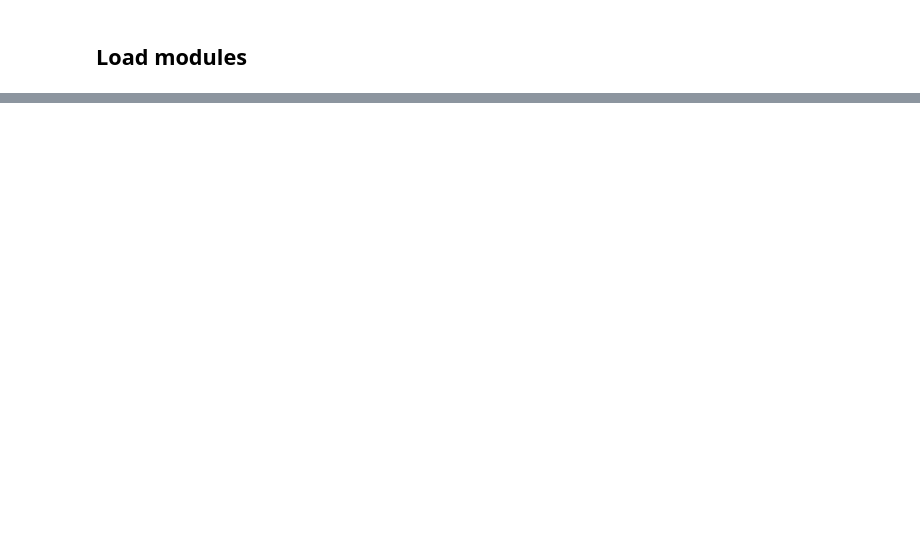
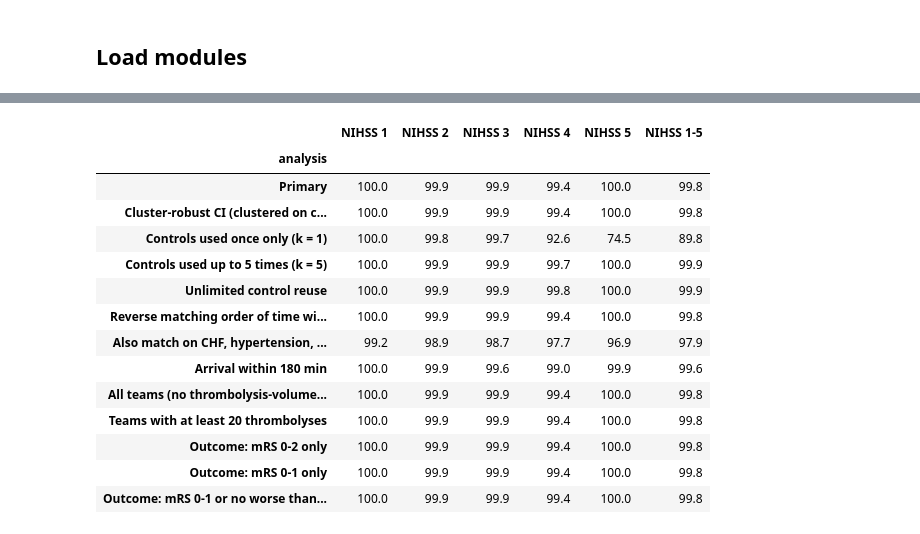
Before and after one commit to samuel-book/samuel-3, a Jupyter notebook: 4_target_trial_emulation/02_mild_thrombolysis_by_nihss_1_to_5_target_trial_good_outcome.ipynb, the cells around one changed output, grey strips where cells are left out. Cells and saved outputs as stored; diff of their text form; code cells hidden in the pictures; blank space fills up the shorter version.

```diff
--- a/4_target_trial_emulation/02_mild_thrombolysis_by_nihss_1_to_5_target_trial_good_outcome.ipynb
+++ b/4_target_trial_emulation/02_mild_thrombolysis_by_nihss_1_to_5_target_trial_good_outcome.ipynb
@@ -559,0 +619,21 @@ plt.show()
+# %%
+def smd(treated, untreated):
+    treated, untreated = pd.to_numeric(treated, errors="coerce"), pd.to_numeric(untreated, errors="coerce")
+    pooled_sd = np.sqrt((treated.std() ** 2 + untreated.std() ** 2) / 2)
+    return (treated.mean() - untreated.mean()) / pooled_sd if pooled_sd > 0 else 0.0
+
+
+matched_treated = pd.concat([s["treated"] for s in matched_samples.values()], ignore_index=True)
+matched_untreated = pd.concat([s["untreated"] for s in matched_samples.values()], ignore_index=True)
+
+balance = {}
+for nihss_label in nihss_order:
+    keep = (np.ones(len(matched_treated), dtype=bool) if nihss_label == "1-5"
+            else (matched_treated["stroke_severity"] == int(nihss_label)).to_numpy())
+    balance[f"NIHSS {nihss_label}"] = {
+        feature: smd(matched_treated.loc[keep, feature], matched_untreated.loc[keep, feature])
+        for feature in BASELINE_FEATURES
+    }
+balance_table = pd.DataFrame(balance).round(3)
+balance_table.to_csv(f"{OUTPUT_DIR}/{prefix}_balance_smd.csv")
+balance_table
@@ -559,0 +798,19 @@ plt.show()
+# %%
+# Percentage of treated patients matched in each analysis
+sensitivity_pivot("percent_matched").round(1)
+# %% [output]
+|  | NIHSS 1 | NIHSS 2 | NIHSS 3 | NIHSS 4 | NIHSS 5 | NIHSS 1-5 |
+| analysis |  |  |  |  |  |  |
+| Primary | 100.0 | 99.9 | 99.9 | 99.4 | 100.0 | 99.8 |
+| Cluster-robust CI (clustered on c... | 100.0 | 99.9 | 99.9 | 99.4 | 100.0 | 99.8 |
+| Controls used once only (k = 1) | 100.0 | 99.8 | 99.7 | 92.6 | 74.5 | 89.8 |
+| Controls used up to 5 times (k = 5) | 100.0 | 99.9 | 99.9 | 99.7 | 100.0 | 99.9 |
+| Unlimited control reuse | 100.0 | 99.9 | 99.9 | 99.8 | 100.0 | 99.9 |
+| Reverse matching order of time wi... | 100.0 | 99.9 | 99.9 | 99.4 | 100.0 | 99.8 |
+| Also match on CHF, hypertension, ... | 99.2 | 98.9 | 98.7 | 97.7 | 96.9 | 97.9 |
+| Arrival within 180 min | 100.0 | 99.9 | 99.6 | 99.0 | 99.9 | 99.6 |
+| All teams (no thrombolysis-volume... | 100.0 | 99.9 | 99.9 | 99.4 | 100.0 | 99.8 |
+| Teams with at least 20 thrombolyses | 100.0 | 99.9 | 99.9 | 99.4 | 100.0 | 99.8 |
+| Outcome: mRS 0-2 only | 100.0 | 99.9 | 99.9 | 99.4 | 100.0 | 99.8 |
+| Outcome: mRS 0-1 only | 100.0 | 99.9 | 99.9 | 99.4 | 100.0 | 99.8 |
+| Outcome: mRS 0-1 or no worse than... | 100.0 | 99.9 | 99.9 | 99.4 | 100.0 | 99.8 |
```
Also changed, not shown: parts of 59 cells of this notebook.
